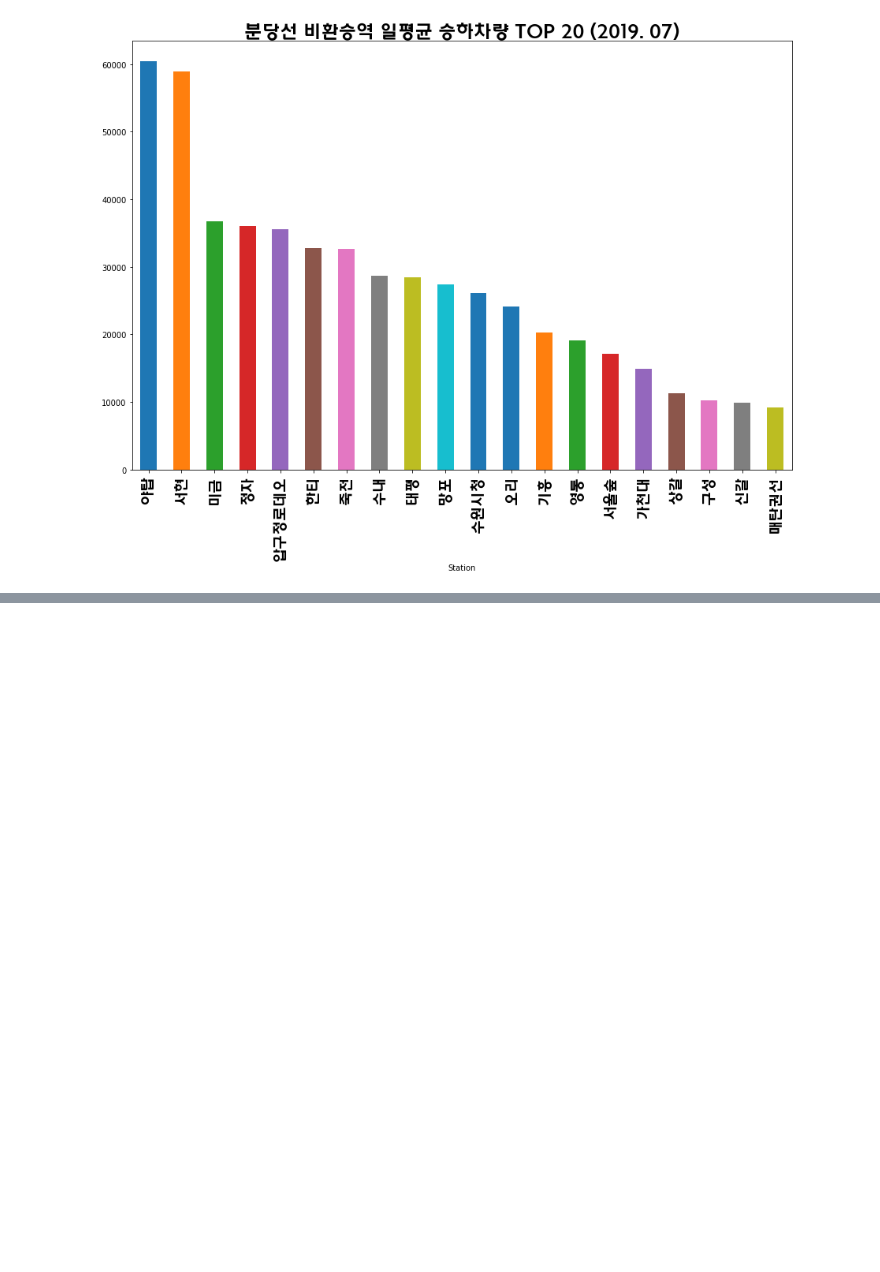
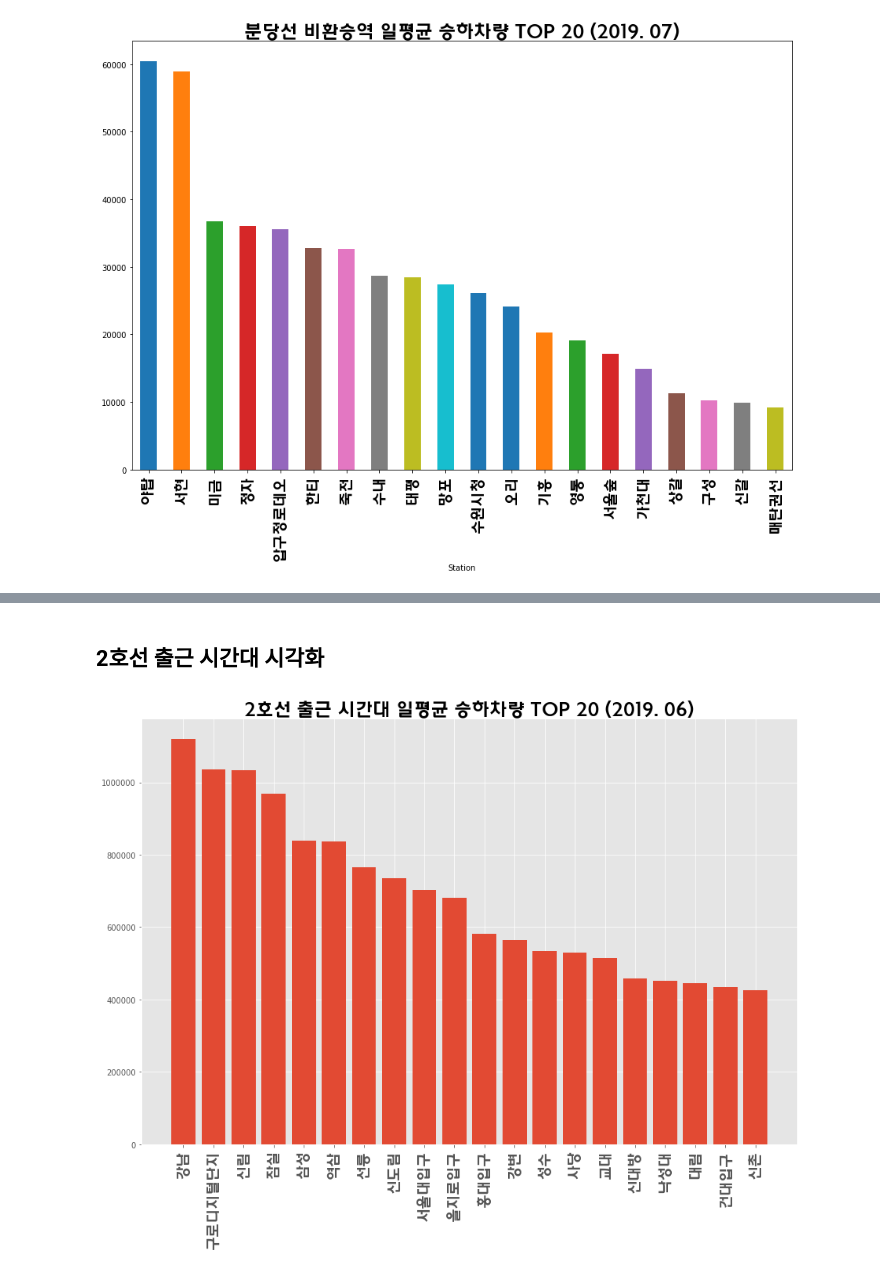
Before and after one commit to pyville/python, a Jupyter notebook: subway.ipynb, the cells around one changed output, grey strips where cells are left out. Drawn from its saved outputs; the diff is of its cells as text; code cells hidden in the pictures; blank space fills up the shorter version.

```diff
--- a/subway.ipynb
+++ b/subway.ipynb
@@ -358,0 +407,18 @@ to do list
+# %% [markdown]
+## 2호선 출근 시간대 시각화
+# %%
+path_gothic = '/Users/jeongjoo/Library/Fonts/KUCentennial.ttf'
+fontprop1 = fm.FontProperties(fname=path_gothic, size=25)
+fontprop2 = fm.FontProperties(fname=path_gothic, size=20)
+
+unit06_line2 = unit06[unit06['Line'] == '2호선'].sort_values(by='RH', ascending=False, axis=0)
+
+plt.style.use('ggplot')
+plt.figure(figsize=(15, 10))
+plt.bar(unit06_line2['Station'][:20], unit06_line2['RH'][:20])
+plt.title('2호선 출근 시간대 일평균 승하차량 TOP 20 (2019. 06)', fontproperties=fontprop1)
+plt.xticks(rotation=90, fontproperties=fontprop2)
+plt.savefig('subway6.png', dpi=400, bbox_inches='tight')
+plt.show()
+# %% [output]
+[figure, added]
```
Also changed, not shown: parts of 8 cells of this notebook.
